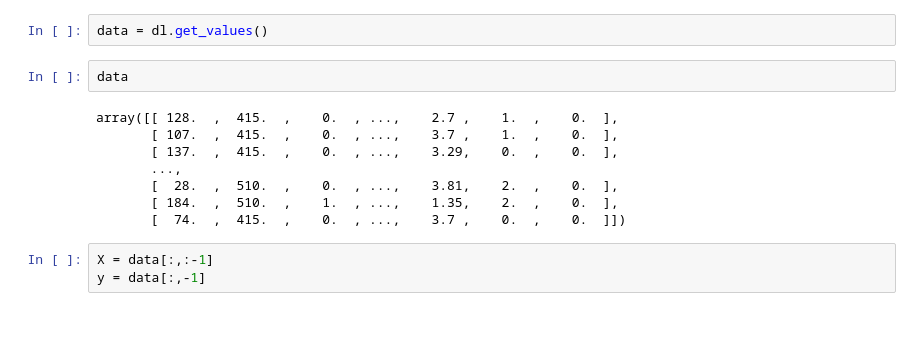
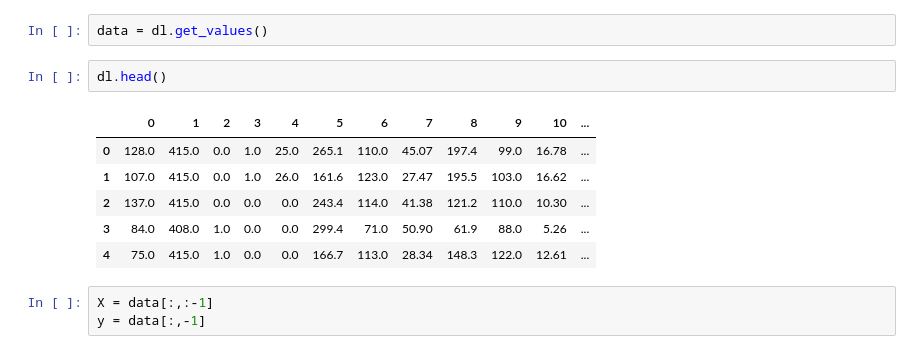
Before and after one commit to acompanys/MLNotebooks, a Jupyter notebook: notebook2/notebook2.ipynb, the cells around one changed output. Cells and saved outputs as stored; diff of their text form; blank space fills up the shorter version.

```diff
--- a/notebook2/notebook2.ipynb
+++ b/notebook2/notebook2.ipynb
@@ -399,16 +399,15 @@ import pandas as pd
 dl=pd.read_csv('churn_curated_numerical.csv',header=-1)
 # %%
 data = dl.get_values()
-# %%
-data
-# %% [output]
-array([[ 128.  ,  415.  ,    0.  , ...,    2.7 ,    1.  ,    0.  ],
-       [ 107.  ,  415.  ,    0.  , ...,    3.7 ,    1.  ,    0.  ],
-       [ 137.  ,  415.  ,    0.  , ...,    3.29,    0.  ,    0.  ],
-       ...,
-       [  28.  ,  510.  ,    0.  , ...,    3.81,    2.  ,    0.  ],
-       [ 184.  ,  510.  ,    1.  , ...,    1.35,    2.  ,    0.  ],
-       [  74.  ,  415.  ,    0.  , ...,    3.7 ,    0.  ,    0.  ]])
+# %%
+dl.head()
+# %% [output]
+|  | 0 | 1 | 2 | 3 | 4 | 5 | 6 | 7 | 8 | 9 | 10 | ... |
+| 0 | 128.0 | 415.0 | 0.0 | 1.0 | 25.0 | 265.1 | 110.0 | 45.07 | 197.4 | 99.0 | 16.78 | ... |
+| 1 | 107.0 | 415.0 | 0.0 | 1.0 | 26.0 | 161.6 | 123.0 | 27.47 | 195.5 | 103.0 | 16.62 | ... |
+| 2 | 137.0 | 415.0 | 0.0 | 0.0 | 0.0 | 243.4 | 114.0 | 41.38 | 121.2 | 110.0 | 10.30 | ... |
+| 3 | 84.0 | 408.0 | 1.0 | 0.0 | 0.0 | 299.4 | 71.0 | 50.90 | 61.9 | 88.0 | 5.26 | ... |
+| 4 | 75.0 | 415.0 | 1.0 | 0.0 | 0.0 | 166.7 | 113.0 | 28.34 | 148.3 | 122.0 | 12.61 | ... |
 # %%
 X = data[:,:-1]
 y = data[:,-1]
```
Also changed, not shown: parts of 8 cells of this notebook.
